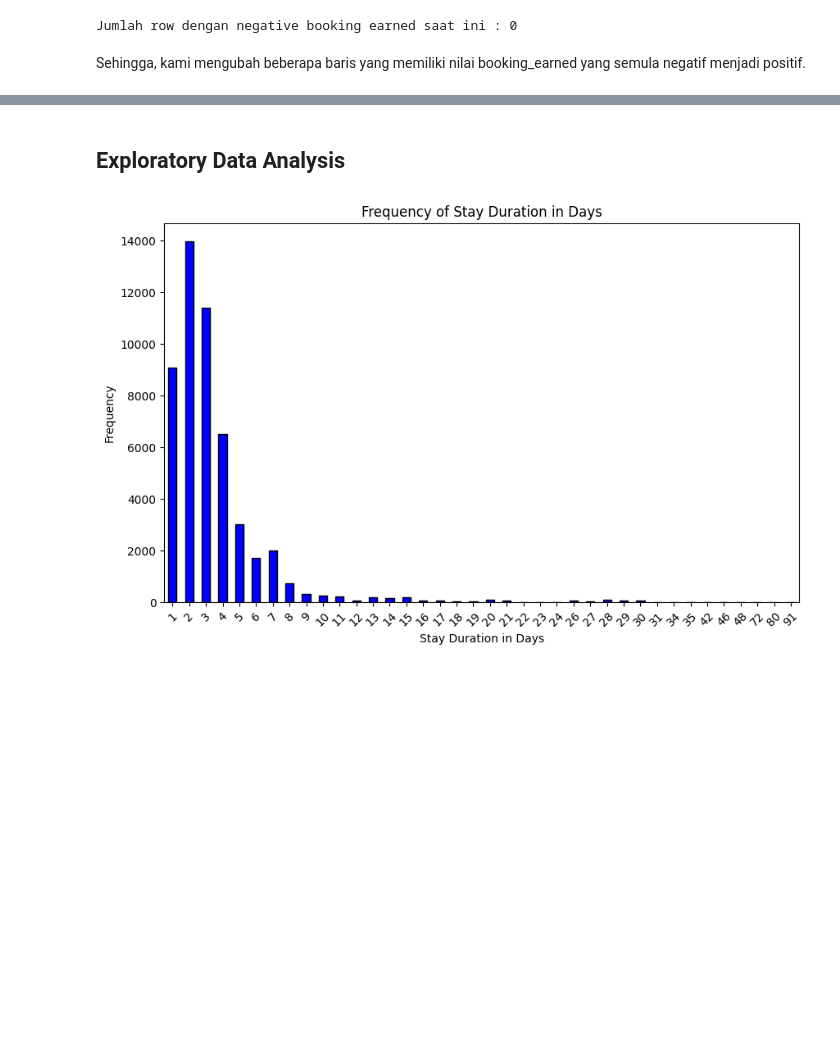
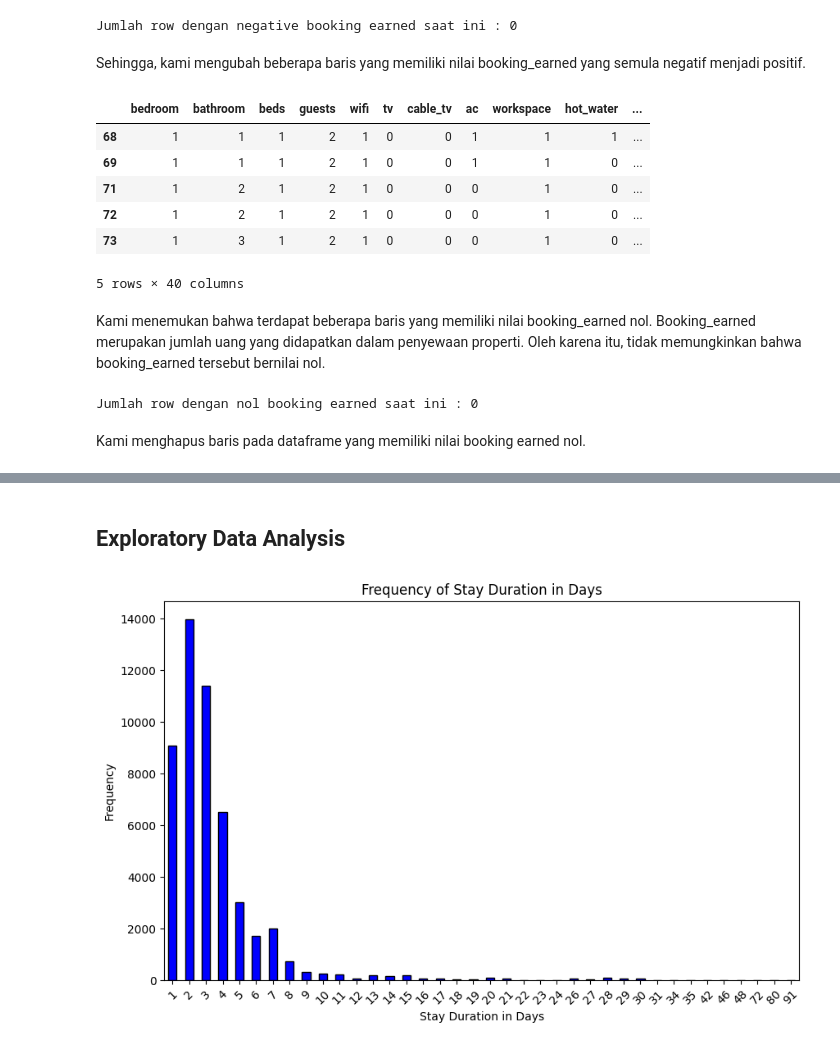
Before and after one commit to naufalsutrisna/Room-Pricing-Bukit-Vista, a Jupyter notebook: machine learning/preprocessing.ipynb, the cells around one changed output, grey strips where cells are left out. Drawn from its saved outputs; the diff is of its cells as text; code cells hidden in the pictures; blank space fills up the shorter version.

Commit message:
Add xgboost & fix zero value on booking earn

```diff
--- a/machine learning/preprocessing.ipynb
+++ b/machine learning/preprocessing.ipynb
@@ -237,6 +237,28 @@ print("Jumlah row dengan negative booking earned saat ini :", df[df['booking_ear
 Jumlah row dengan negative booking earned saat ini : 0
 # %% [markdown]
 Sehingga, kami mengubah beberapa baris yang memiliki nilai booking_earned yang semula negatif menjadi positif.
+# %%
+zero_booking_earned = df[df['booking_earned'] == 0]
+
+zero_booking_earned.head()
+# %% [output]
+|  | bedroom | bathroom | beds | guests | wifi | tv | cable_tv | ac | workspace | hot_water | ... |
+| 68 | 1 | 1 | 1 | 2 | 1 | 0 | 0 | 1 | 1 | 1 | ... |
+| 69 | 1 | 1 | 1 | 2 | 1 | 0 | 0 | 1 | 1 | 0 | ... |
+| 71 | 1 | 2 | 1 | 2 | 1 | 0 | 0 | 0 | 1 | 0 | ... |
+| 72 | 1 | 2 | 1 | 2 | 1 | 0 | 0 | 0 | 1 | 0 | ... |
+| 73 | 1 | 3 | 1 | 2 | 1 | 0 | 0 | 0 | 1 | 0 | ... |
+5 rows × 40 columns
+# %% [markdown]
+Kami menemukan bahwa terdapat beberapa baris yang memiliki nilai booking_earned nol. Booking_earned merupakan jumlah uang yang didapatkan dalam penyewaan properti. Oleh karena itu, tidak memungkinkan bahwa booking_earned tersebut bernilai nol.
+# %%
+df = df[df['booking_earned'] > 0]
+
+print("Jumlah row dengan nol booking earned saat ini :", df[df['booking_earned'] < 0].shape[0])
+# %% [output]
+Jumlah row dengan nol booking earned saat ini : 0
+# %% [markdown]
+Kami menghapus baris pada dataframe yang memiliki nilai booking earned nol.
 # %%
 print("Dataset Bukit Vista setelah preprocessing memiliki {} baris dan {} kolom".format(df.shape[0], df.shape[1]))
 # %% [output]
```
Also changed, not shown: parts of 3 cells of this notebook, 1 other file.
